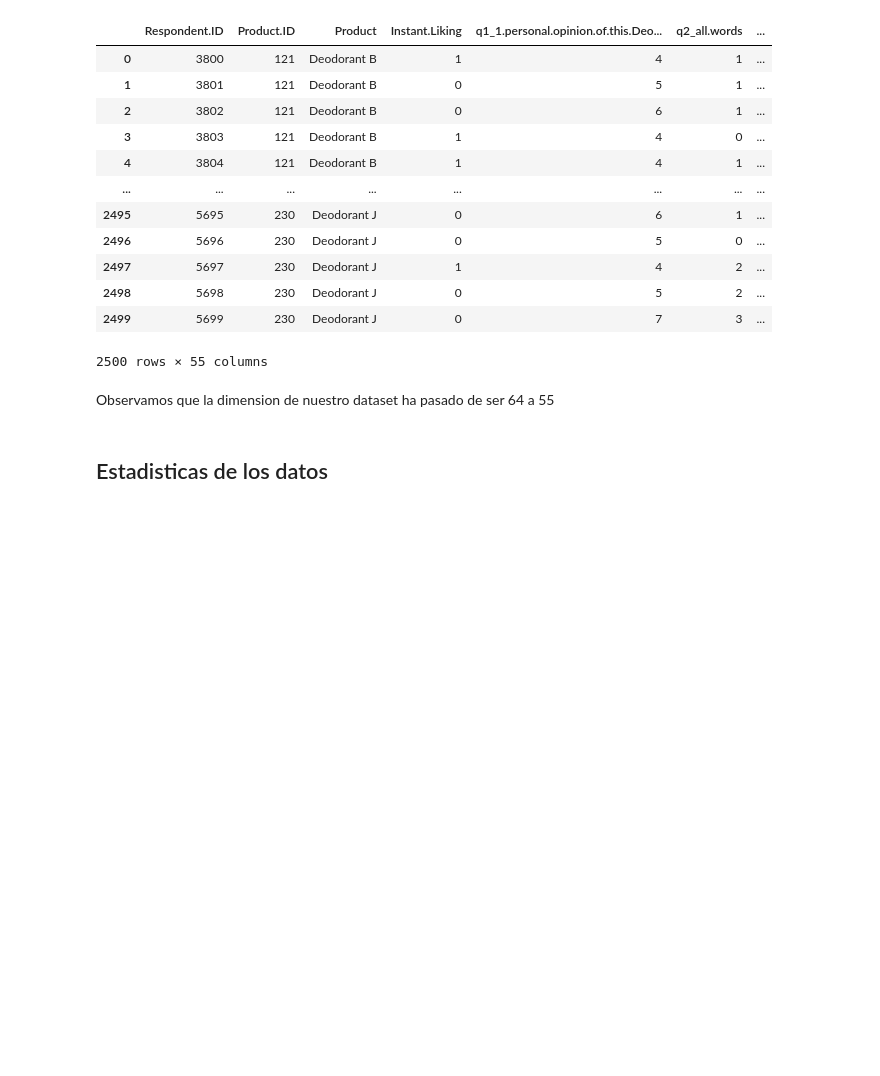
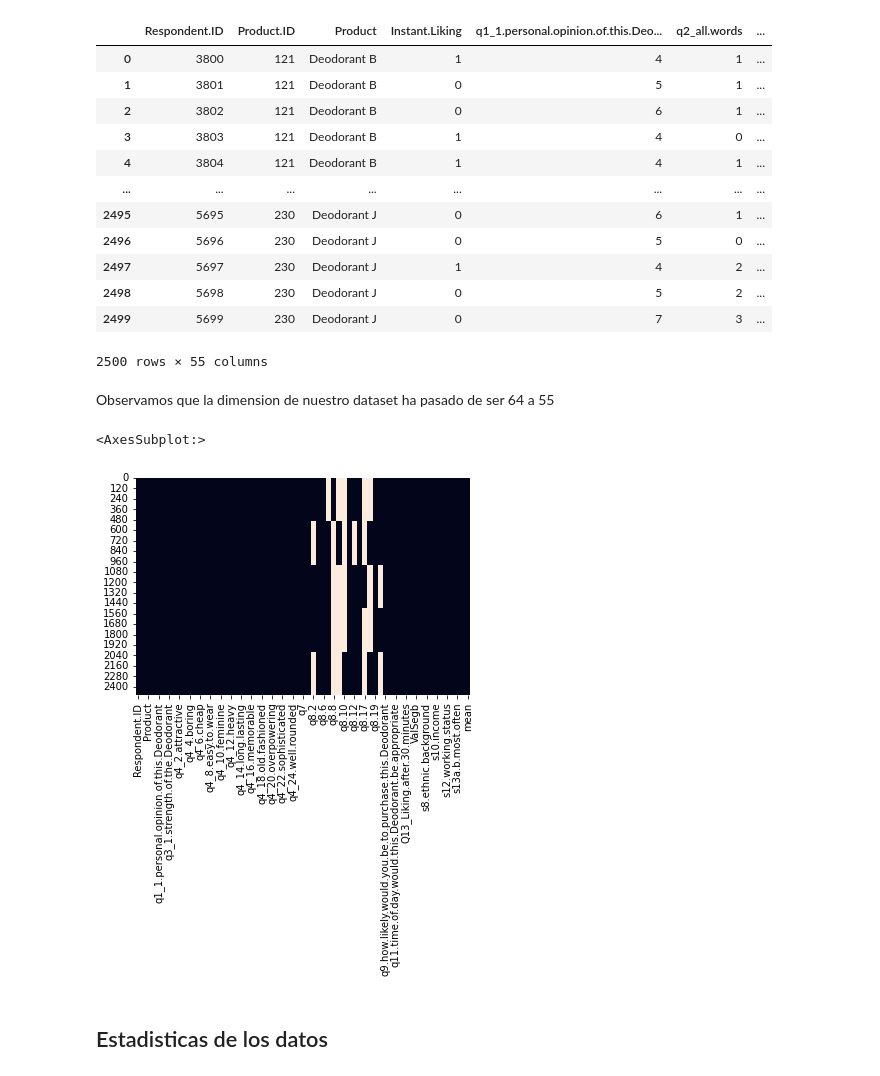
Before and after one commit to migueldemollet/ApCLaboratorio, a Jupyter notebook: Practica1.ipynb, the cells around one changed output. Drawn from its saved outputs; the diff is of its cells as text; code cells hidden in the pictures; blank space fills up the shorter version.

```diff
--- a/Practica1.ipynb
+++ b/Practica1.ipynb
@@ -109,6 +109,11 @@ dataset.dropna(1)
 2500 rows × 55 columns
 # %% [markdown]
 Observamos que la dimension de nuestro dataset ha pasado de ser 64 a 55
+# %%
+sns.heatmap(dataset.isnull(), cbar=False)
+# %% [output]
+<AxesSubplot:>
+[figure, added]
 # %% [markdown]
 ## Estadisticas de los datos
 # %%
```
